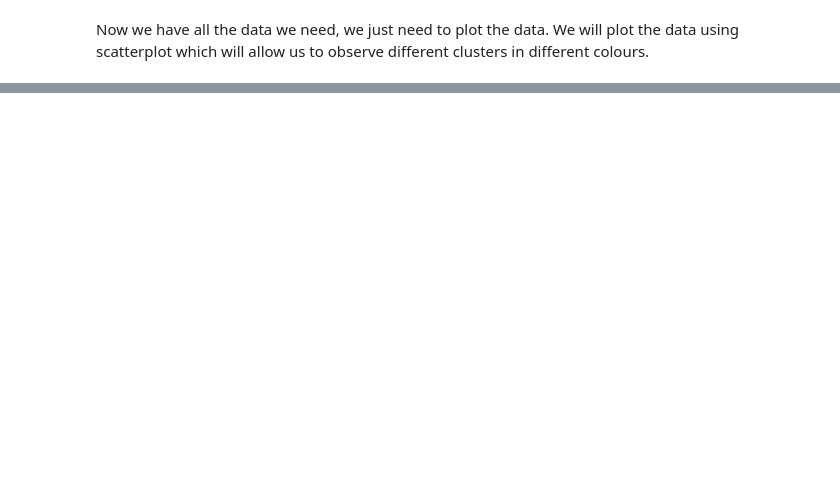
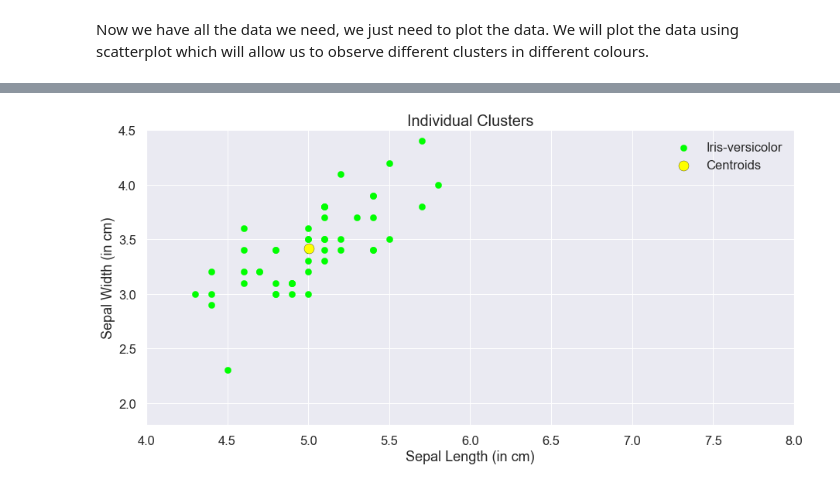
Before and after one commit to mayursrt/k-means-on-iris-dataset, a Jupyter notebook: Prediction using Unsupervised ML.ipynb, the cells around one changed output, grey strips where cells are left out. Cells and saved outputs as stored; diff of their text form; code cells hidden in the pictures; blank space fills up the shorter version.

```diff
--- a/Prediction using Unsupervised ML.ipynb
+++ b/Prediction using Unsupervised ML.ipynb
@@ -235,0 +280,17 @@ plt.show()
+# %%
+fig, ax = plt.subplots(figsize=(15,7))
+plt.scatter(x=clusters[clusters['Cluster_Prediction'] == 1]['SepalLengthCm'],
+            y=clusters[clusters['Cluster_Prediction'] == 1]['SepalWidthCm'],
+            s=70,edgecolor='lime', linewidth=0.3, c='lime', label='Iris-versicolor')
+
+
+plt.scatter(x=kms.cluster_centers_[1, 0], y=kms.cluster_centers_[1, 1], s = 170, c = 'yellow', label = 'Centroids',edgecolor='black', linewidth=0.3)
+plt.legend(loc='upper right')
+plt.xlim(4,8)
+plt.ylim(1.8,4.5)
+ax.set_ylabel('Sepal Width (in cm)')
+ax.set_xlabel('Sepal Length (in cm)')
+plt.title('Individual Clusters', fontsize = 20)
+plt.show()
+# %% [output]
+[figure, added]
```
Also changed, not shown: parts of 17 cells of this notebook.
